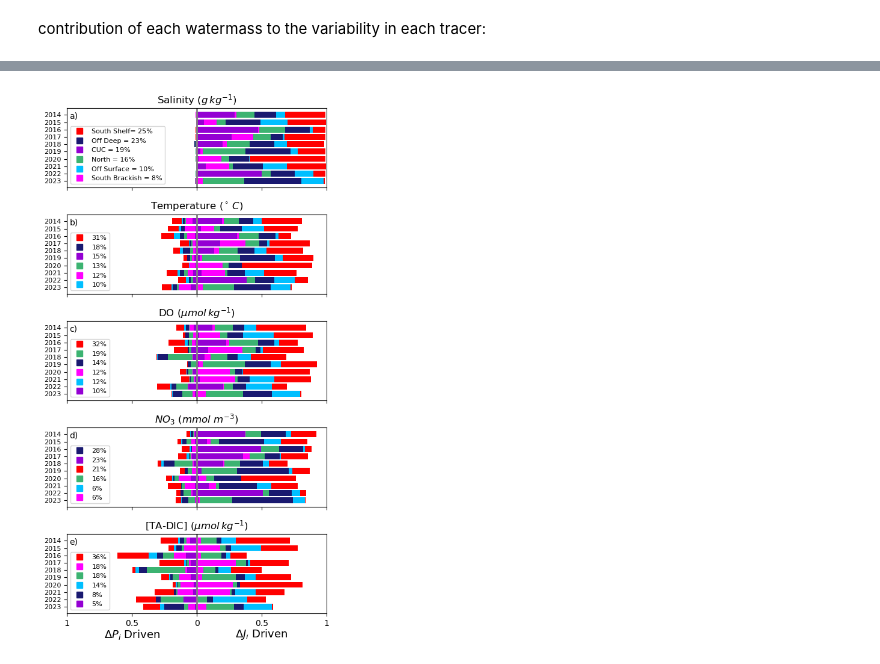
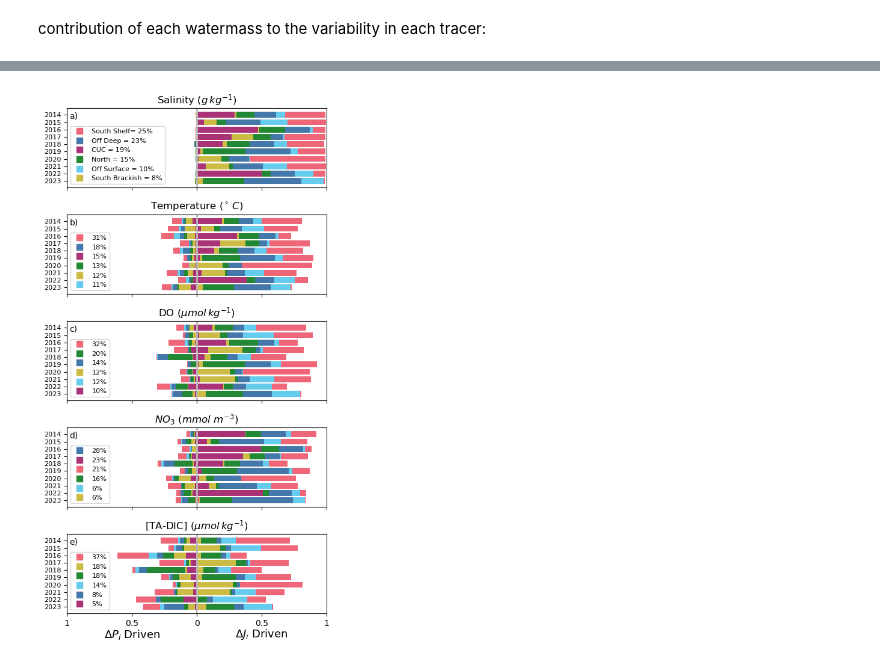
Before and after one commit to rbeutel/PI_BIOGEO_PAPER, a Jupyter notebook: model/quant_attribution_Flux.ipynb, the cells around one changed output, grey strips where cells are left out. Cells and saved outputs as stored; diff of their text form; code cells hidden in the pictures.

```diff
--- a/model/quant_attribution_Flux.ipynb
+++ b/model/quant_attribution_Flux.ipynb
@@ -304,7 +384,7 @@ all
 ## Interannual variability in watermass inflow with average properties
 # with loop flow
 # Assign colors to each section
-colors = ['darkviolet','midnightblue','deepskyblue','red','mediumseagreen','magenta','grey']
+colors = ['#AA3377','#4477AA','#66CCEE','#EE6677','#228833','#CCBB44','#BBBBBB']
 
 # fig, ax = plt.subplots(8,1,figsize=[5,3*8])
 fig = plt.figure(constrained_layout=True, figsize=[5,10])
@@ -327,7 +407,6 @@ ax1.set_ylabel('Inflow Volume ($m^3$)')
 
 
 # Customize plot
-axs.set_ylabel('Inflow Volume [$m^3$]')
 for axs in [ax1,ax3,ax4,ax5,ax6,ax7,ax8]:
     axs.set_xlim([2013,2024])
     axs.set_xticks([2014,2017,2020,2023])
@@ -381,5 +460,5 @@ ax8.set_ylabel('[TA-DIC]\n($\mu mol \, kg^{-1}$)',fontsize=10)
 # ax8.plot([2013,2024],[0,0],'k--')
 ax8.text(.03, 0.95, 'g)', ha='center', va='top', transform=ax8.transAxes, fontsize=12)
 
-# plt.savefig('/data1/bbeutel/LO_user/ariane/figures/volumebar_loop.jpg')
+plt.savefig('/ocean/rbeutel/MOAD/biogeo_paper/PI_BIOGEO_PAPER/model/figures/volumebar_loop.jpg')
 # %% [output]
@@ -644,7 +796,7 @@ PearsonRResult(statistic=-0.5119930182351852, pvalue=0.13031023067550032)
 # what about comparison to the strength of upwelling and downwelling?
 # basing this on the Bakun index at 45
 
-bak48 = pd.read_csv('/data1/bbeutel/LO_user/Bakun.txt', sep="\s+", header=5)
+bak48 = pd.read_csv('/ocean/rbeutel/MOAD/biogeo_paper/PI_BIOGEO_PAPER/model/Bakun.txt', sep="\s+", header=5)
 bak48['date'] = pd.to_datetime(bak48.YYYYMMDD, format='%Y%m%d', errors='coerce')
 bak48 = bak48.sort_values(by='date')
 # drop values greater than -500
@@ -821,9 +975,8 @@ d = {'section':['salish','cuc', 'off_d', 'off_s', 'north', 'south', 'fresh','loo
      'temp':np.mean([all14.temp,all15.temp,all16.temp,all17.temp,all18.temp,all19.temp,all20.temp,all21.temp,all22.temp,all23.temp],axis=0),
      'DO':np.mean([all14.DO,all15.DO,all16.DO,all17.DO,all18.DO,all19.DO,all20.DO,all21.DO,all22.DO,all23.DO],axis=0),
      'NO3':np.mean([all14.NO3,all15.NO3,all16.NO3,all17.NO3,all18.NO3,all19.NO3,all20.NO3,all21.NO3,all22.NO3,all23.NO3],axis=0),
-     'TA':np.mean([all14.TA,all15.TA,all16.TA,all17.TA,all18.TA,all19.TA,all20.TA,all21.TA,all22.TA,all23.TA],axis=0),
-     'DIC':np.mean([all14.DIC,all15.DIC,all16.DIC,all17.DIC,all18.DIC,all19.DIC,all20.DIC,all21.DIC,all22.DIC,all23.DIC],axis=0),
-     'TA-DIC':np.mean([all14['[TA-DIC]'],all15['[TA-DIC]'],all16['[TA-DIC]'],all17['[TA-DIC]'],all18['[TA-DIC]'],all19['[TA-DIC]'],all20['[TA-DIC]'],all21['[TA-DIC]'],all22['[TA-DIC]'],all23['[TA-DIC]']],axis=0)}
+     'density':np.mean([all14.density,all15.density,all16.density,all17.density,all18.density,all19.density,all20.density,all21.density,all22.density,all23.density],axis=0),
+     '[TA-DIC]':np.mean([all14['[TA-DIC]'],all15['[TA-DIC]'],all16['[TA-DIC]'],all17['[TA-DIC]'],all18['[TA-DIC]'],all19['[TA-DIC]'],all20['[TA-DIC]'],all21['[TA-DIC]'],all22['[TA-DIC]'],all23['[TA-DIC]']],axis=0)}
 all_b = pd.DataFrame(d)
 
 all_b
@@ -1322,6 +1309,6 @@ total P mean = 0.3341 (0.1232), Q mean = 0.6018, (0.1212)
 # %%
 # with percentage contribution included in the figure
-
+sections = ['cuc', 'off_d', 'off_s', 'north', 'south', 'fresh']
 # Plotting
 fig = plt.figure(constrained_layout=True, figsize=[5,9])
 gs = GridSpec(5, 1, figure=fig)
@@ -1337,7 +1324,7 @@ df = pd.concat([math_all14[['year','section','saltP','saltQ','saltX']][:-1],math
     math_all18[['year','section','saltP','saltQ','saltX']][:-1],math_all19[['year','section','saltP','saltQ','saltX']][:-1],
     math_all20[['year','section','saltP','saltQ','saltX']][:-1],math_all21[['year','section','saltP','saltQ','saltX']][:-1],
     math_all22[['year','section','saltP','saltQ','saltX']][:-1],math_all23[['year','section','saltP','saltQ','saltX']][:-1]])
-combined_stacked_bar(df,'Salinity (g/kg)',ax1,False)
+combined_stacked_bar(df,'Salinity (g/kg)',ax1)
 ax1.set_title('Salinity ($g\,kg^{-1}$)')
 
 df['absP'] = df[df.columns[2]].abs()
@@ -1347,12 +1334,14 @@ df['total_abs'] = df.groupby('year')[['absP', 'absQ','absX']].transform('sum').s
 df['normP'] = df['absP'] / df['total_abs']
 df['normQ'] = df['absQ'] / df['total_abs']
 df['normX'] = df['absX'] / df['total_abs']
-perc = [int(np.round(np.mean(np.sum([df.normP[df.section==region],df.normQ[df.section==region],df.normX[df.section==region]],axis=0)),2)*100) for region in sections]
+perc = [int(np.round(np.mean(np.sum([df.normP[df.section==region],df.normQ[df.section==region],df.normX[df.section==region]],axis=0))*100,0)) for region in sections]
+
 
 legend_handles = []
-regions = ['South Shelf= {}%'.format(perc[4]), 'Off Deep = {}%'.format(perc[1]), 'CUC = {}%'.format(perc[0]), 'North = {}%'.format(perc[3]),
+# 101 - lower north to 15
+regions = ['South Shelf= {}%'.format(perc[4]), 'Off Deep = {}%'.format(perc[1]), 'CUC = {}%'.format(perc[0]), 'North = {}%'.format(perc[3]-1),
            'Off Surface = {}%'.format(perc[2]), 'South Brackish = {}%'.format(perc[5])]
-colours = ['red','midnightblue','darkviolet','mediumseagreen','deepskyblue','magenta']
+colours = ['#EE6677','#4477AA','#AA3377','#228833','#66CCEE','#CCBB44']
 for i in range(len(regions)):
     legend_handles.append(mlines.Line2D([], [],
                           marker='s', linestyle='None',markersize=7,
@@ -1367,7 +1356,7 @@ df = pd.concat([math_all14[['year','section','tempP','tempQ','tempX']][:-1],math
     math_all18[['year','section','tempP','tempQ','tempX']][:-1],math_all19[['year','section','tempP','tempQ','tempX']][:-1],
     math_all20[['year','section','tempP','tempQ','tempX']][:-1],math_all21[['year','section','tempP','tempQ','tempX']][:-1],
     math_all22[['year','section','tempP','tempQ','tempX']][:-1],math_all23[['year','section','tempP','tempQ','tempX']][:-1]])
-combined_stacked_bar(df,'Temperature (degC)',ax3,False)
+combined_stacked_bar(df,'Temperature (degC)',ax3)
 ax3.set_title('Temperature ($^\circ\,C$)')
 
 df['absP'] = df[df.columns[2]].abs()
@@ -1377,12 +1366,13 @@ df['total_abs'] = df.groupby('year')[['absP', 'absQ','absX']].transform('sum').s
 df['normP'] = df['absP'] / df['total_abs']
 df['normQ'] = df['absQ'] / df['total_abs']
 df['normX'] = df['absX'] / df['total_abs']
-perc = [int(np.round(np.mean(np.sum([df.normP[df.section==region],df.normQ[df.section==region],df.normX[df.section==region]],axis=0)),2)*100) for region in sections]
+perc = [int(np.round(np.mean(np.sum([df.normP[df.section==region],df.normQ[df.section==region],df.normX[df.section==region]],axis=0))*100,0)) for region in sections]
 
 legend_handles = []
+# 99 - increase offshore surface to 11
 regions = ['{}%'.format(perc[4]), '{}%'.format(perc[1]), '{}%'.format(perc[0]),  '{}%'.format(perc[3]),
-                   '{}%'.format(perc[5]),  '{}%'.format(perc[2])]
-colours = ['red','midnightblue','darkviolet','mediumseagreen','magenta','deepskyblue']
+                   '{}%'.format(perc[5]),  '{}%'.format(perc[2]+1)]
+colours = ['#EE6677','#4477AA','#AA3377','#228833','#CCBB44','#66CCEE']
 for i in range(len(regions)):
     legend_handles.append(mlines.Line2D([], [],
                           marker='s', linestyle='None',markersize=7,
@@ -1396,7 +1386,7 @@ df = pd.concat([math_all14[['year','section','DOP','DOQ','DOX']][:-1],math_all15
     math_all18[['year','section','DOP','DOQ','DOX']][:-1],math_all19[['year','section','DOP','DOQ','DOX']][:-1],
     math_all20[['year','section','DOP','DOQ','DOX']][:-1],math_all21[['year','section','DOP','DOQ','DOX']][:-1],
     math_all22[['year','section','DOP','DOQ','DOX']][:-1],math_all23[['year','section','DOP','DOQ','DOX']][:-1]])
-combined_stacked_bar(df,'DO (umol kg-1)',ax5,False)
+combined_stacked_bar(df,'DO (umol kg-1)',ax5)
 ax5.set_title('DO ($\mu mol \, kg^{-1}$)')
 
 df['absP'] = df[df.columns[2]].abs()
@@ -1406,12 +1396,13 @@ df['total_abs'] = df.groupby('year')[['absP', 'absQ','absX']].transform('sum').s
 df['normP'] = df['absP'] / df['total_abs']
 df['normQ'] = df['absQ'] / df['total_abs']
 df['normX'] = df['absX'] / df['total_abs']
-perc = [int(np.round(np.mean(np.sum([df.normP[df.section==region],df.normQ[df.section==region],df.normX[df.section==region]],axis=0)),2)*100) for region in sections]
+perc = [int(np.round(np.mean(np.sum([df.normP[df.section==region],df.normQ[df.section==region],df.normX[df.section==region]],axis=0))*100,0)) for region in sections]
 
 legend_handles = []
-regions = ['{}%'.format(perc[4]), '{}%'.format(perc[3]), '{}%'.format(perc[1]), '{}%'.format(perc[5]),
+# 99 - increase north to 20
+regions = ['{}%'.format(perc[4]), '{}%'.format(perc[3]+1), '{}%'.format(perc[1]), '{}%'.format(perc[5]),
                    '{}%'.format(perc[2]),  '{}%'.format(perc[0])]
-colours = ['red','mediumseagreen','midnightblue','magenta','deepskyblue','darkviolet']
+colours = ['#EE6677','#228833','#4477AA','#CCBB44','#66CCEE','#AA3377']
 for i in range(len(regions)):
     legend_handles.append(mlines.Line2D([], [],
                           marker='s', linestyle='None',markersize=7,
@@ -1425,7 +1416,7 @@ df = pd.concat([math_all14[['year','section','NO3P','NO3Q','NO3X']][:-1],math_al
     math_all18[['year','section','NO3P','NO3Q','NO3X']][:-1],math_all19[['year','section','NO3P','NO3Q','NO3X']][:-1],
     math_all20[['year','section','NO3P','NO3Q','NO3X']][:-1],math_all21[['year','section','NO3P','NO3Q','NO3X']][:-1],
     math_all22[['year','section','NO3P','NO3Q','NO3X']][:-1],math_all23[['year','section','NO3P','NO3Q','NO3X']][:-1]])
-combined_stacked_bar(df,'NO3 (uM)',ax7,False)
+combined_stacked_bar(df,'NO3 (uM)',ax7)
 ax7.set_title('$NO_3$ ($mmol\,\,m^{-3}$)')
 
 df['absP'] = df[df.columns[2]].abs()
@@ -1435,12 +1426,12 @@ df['total_abs'] = df.groupby('year')[['absP', 'absQ','absX']].transform('sum').s
 df['normP'] = df['absP'] / df['total_abs']
 df['normQ'] = df['absQ'] / df['total_abs']
 df['normX'] = df['absX'] / df['total_abs']
-perc = [int(np.round(np.mean(np.sum([df.normP[df.section==region],df.normQ[df.section==region],df.normX[df.section==region]],axis=0)),2)*100) for region in sections]
+perc = [int(np.round(np.mean(np.sum([df.normP[df.section==region],df.normQ[df.section==region],df.normX[df.section==region]],axis=0))*100,0)) for region in sections]
 
 legend_handles = []
 regions = ['{}%'.format(perc[1]), '{}%'.format(perc[0]), '{}%'.format(perc[4]),
                    '{}%'.format(perc[3]), '{}%'.format(perc[2]), '{}%'.format(perc[5])]
-colours = ['midnightblue','darkviolet','red','mediumseagreen','deepskyblue','magenta']
+colours = ['#4477AA','#AA3377','#EE6677','#228833','#66CCEE','#CCBB44']
 for i in range(len(regions)):
     legend_handles.append(mlines.Line2D([], [],
                           marker='s', linestyle='None',markersize=7,
@@ -1454,42 +1445,43 @@ df = pd.concat([math_all14[['year','section','TADICP','TADICQ','TADICX']][:-1],m
     math_all18[['year','section','TADICP','TADICQ','TADICX']][:-1],math_all19[['year','section','TADICP','TADICQ','TADICX']][:-1],
     math_all20[['year','section','TADICP','TADICQ','TADICX']][:-1],math_all21[['year','section','TADICP','TADICQ','TADICX']][:-1],
     math_all22[['year','section','TADICP','TADICQ','TADICX']][:-1],math_all23[['year','section','TADICP','TADICQ','TADICX']][:-1]])
-combined_stacked_bar(df,'[TA-DIC] (uM)',ax9,False)
+combined_stacked_bar(df,'[TA-DIC] (uM)',ax9)
 ax9.set_title('[TA-DIC] ($\mu mol \, kg^{-1}$)')
 
 df['absP'] = df[df.columns[2]].abs()
 df['absQ'] = df[df.columns[3]].abs()
 df['absX'] = df[df.columns[4]].abs()
 df['total_abs'] = df.groupby('year')[['absP', 'absQ','absX']].transform('sum').sum(axis=1)
 df['normP'] = df['absP'] / df['total_abs']
 df['normQ'] = df['absQ'] / df['total_abs']
 df['normX'] = df['absX'] / df['total_abs']
-perc = [int(np.round(np.mean(np.sum([df.normP[df.section==region],df.normQ[df.section==region],df.normX[df.section==region]],axis=0)),2)*100) for region in sections]
+perc = [int(np.round(np.mean(np.sum([df.normP[df.section==region],df.normQ[df.section==region],df.normX[df.section==region]],axis=0))*100,0)) for region in sections]
 
 legend_handles = []
-regions = ['{}%'.format(perc[4]), '{}%'.format(perc[5]), '{}%'.format(perc[3]), '{}%'.format(perc[2]),
+# 99 - increase south to 37
+regions = ['{}%'.format(perc[4]+1), '{}%'.format(perc[5]), '{}%'.format(perc[3]), '{}%'.format(perc[2]),
                    '{}%'.format(perc[1]),  '{}%'.format(perc[0])]
-colours = ['red','magenta','mediumseagreen','deepskyblue','midnightblue','darkviolet']
+colours = ['#EE6677','#CCBB44','#228833','#66CCEE','#4477AA','#AA3377']
 for i in range(len(regions)):
     legend_handles.append(mlines.Line2D([], [],
                           marker='s', linestyle='None',markersize=7,
                           markeredgecolor=colours[i], markerfacecolor=colours[i],
                           label=regions[i]))
 ax9.legend(handles=legend_handles, loc='lower left', ncol=1, frameon=True,fontsize=8)
 
 ax9.set_xticklabels([1,0.5,0,0.5,1]);
 
 # add text to each figure
 ax1.text(.01, .85, 'a)', ha='left', va='bottom', transform=ax1.transAxes, fontsize=10)
 ax3.text(.01, .85, 'b)', ha='left', va='bottom', transform=ax3.transAxes, fontsize=10)
 ax5.text(.01, .85, 'c)', ha='left', va='bottom', transform=ax5.transAxes, fontsize=10)
 ax7.text(.01, .85, 'd)', ha='left', va='bottom', transform=ax7.transAxes, fontsize=10)
 ax9.text(.01, .85, 'e)', ha='left', va='bottom', transform=ax9.transAxes, fontsize=10)
 
 ax9.text(.25, -0.35, r'$\Delta P_i$ Driven', ha='center', va='bottom', transform=ax9.transAxes, fontsize=13)
 ax9.text(.75, -0.35, r'$\Delta J_i$ Driven', ha='center', va='bottom', transform=ax9.transAxes, fontsize=13)
 
 
-# plt.savefig("/data1/bbeutel/LO_user/ariane/figures/attribution_flux.pdf", bbox_inches='tight')
+# plt.savefig("/ocean/rbeutel/MOAD/biogeo_paper/PI_BIOGEO_PAPER/model/figures/attribution_flux.pdf", bbox_inches='tight')
 # %% [output]
-[figure, old version]
+[figure, new version]
```
Also changed, not shown: parts of 52 cells of this notebook, 28 other files.
